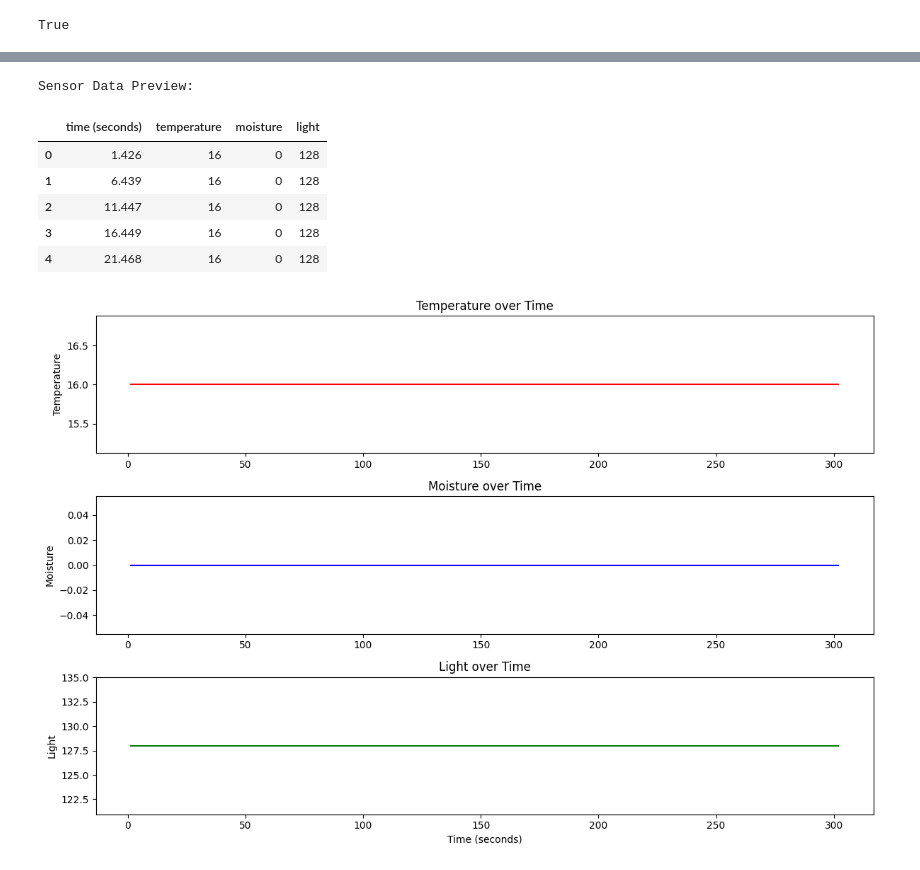
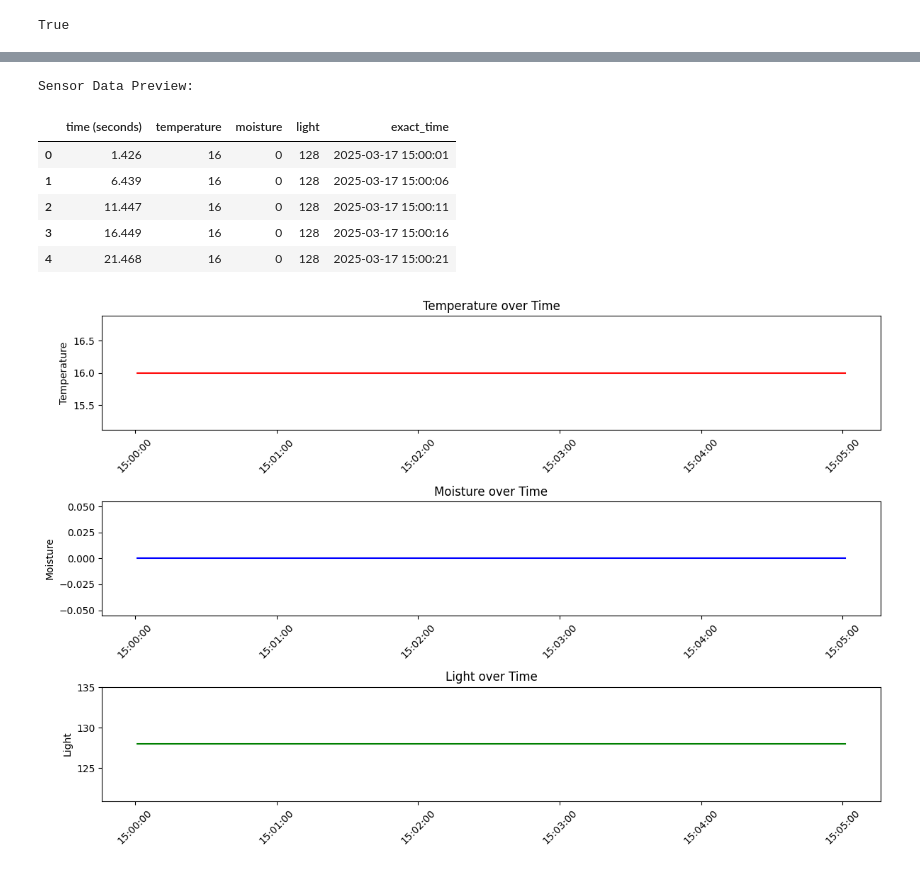
Before and after one commit to martaldsantos/doitgirls2025, a Jupyter notebook: mybasil/mybasil.ipynb, the cells around one changed output, grey strips where cells are left out. Cells and saved outputs as stored; diff of their text form; code cells hidden in the pictures.

```diff
--- a/mybasil/mybasil.ipynb
+++ b/mybasil/mybasil.ipynb
@@ -15,38 +38,57 @@ data = pd.read_csv(csv_path)
 # %%
+import pandas as pd
+import matplotlib.pyplot as plt
+import matplotlib.dates as mdates
+from datetime import datetime
+
+# Read the CSV file with the exacttime column
+data = pd.read_csv('mybasil_with_time.csv')
+
+# Convert the exacttime column to datetime objects for proper plotting
+data['exact_time'] = pd.to_datetime(data['exact_time'])
+
 # Display first few rows of the data
 print("Sensor Data Preview:")
 display(data.head())
 
 # Create some basic visualizations
 plt.figure(figsize=(12, 8))
 
+# Format for time display
+time_fmt = mdates.DateFormatter('%H:%M:%S')
+
 plt.subplot(3, 1, 1)
-plt.plot(data['time (seconds)'], data['temperature'], 'r-')
+plt.plot(data['exact_time'], data['temperature'], 'r-')
 plt.title('Temperature over Time')
 plt.ylabel('Temperature')
+plt.gca().xaxis.set_major_formatter(time_fmt)
+plt.xticks(rotation=45)
 
 plt.subplot(3, 1, 2)
-plt.plot(data['time (seconds)'], data['moisture'], 'b-')
+plt.plot(data['exact_time'], data['moisture'], 'b-')
 plt.title('Moisture over Time')
 plt.ylabel('Moisture')
+plt.gca().xaxis.set_major_formatter(time_fmt)
+plt.xticks(rotation=45)
 
 plt.subplot(3, 1, 3)
-plt.plot(data['time (seconds)'], data['light'], 'g-')
+plt.plot(data['exact_time'], data['light'], 'g-')
 plt.title('Light over Time')
-plt.xlabel('Time (seconds)')
 plt.ylabel('Light')
+plt.gca().xaxis.set_major_formatter(time_fmt)
+plt.xticks(rotation=45)
 
 plt.tight_layout()
 plt.show()
 # %% [output]
 Sensor Data Preview:
-|  | time (seconds) | temperature | moisture | light |
-| 0 | 1.426 | 16 | 0 | 128 |
-| 1 | 6.439 | 16 | 0 | 128 |
-| 2 | 11.447 | 16 | 0 | 128 |
-| 3 | 16.449 | 16 | 0 | 128 |
-| 4 | 21.468 | 16 | 0 | 128 |
+|  | time (seconds) | temperature | moisture | light | exact_time |
+| 0 | 1.426 | 16 | 0 | 128 | 2025-03-17 15:00:01 |
+| 1 | 6.439 | 16 | 0 | 128 | 2025-03-17 15:00:06 |
+| 2 | 11.447 | 16 | 0 | 128 | 2025-03-17 15:00:11 |
+| 3 | 16.449 | 16 | 0 | 128 | 2025-03-17 15:00:16 |
+| 4 | 21.468 | 16 | 0 | 128 | 2025-03-17 15:00:21 |
-[figure, old version]
+[figure, new version]
 # %%
 # Create Azure OpenAI client
 client = AzureOpenAI(
```
Also changed, not shown: parts of 4 cells of this notebook.
